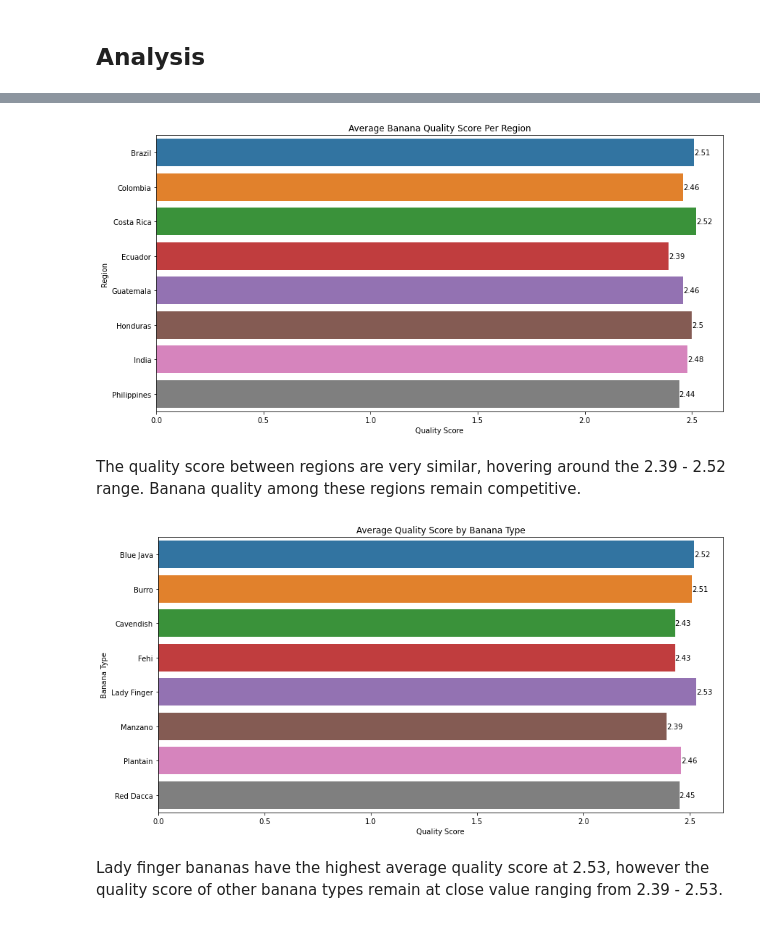
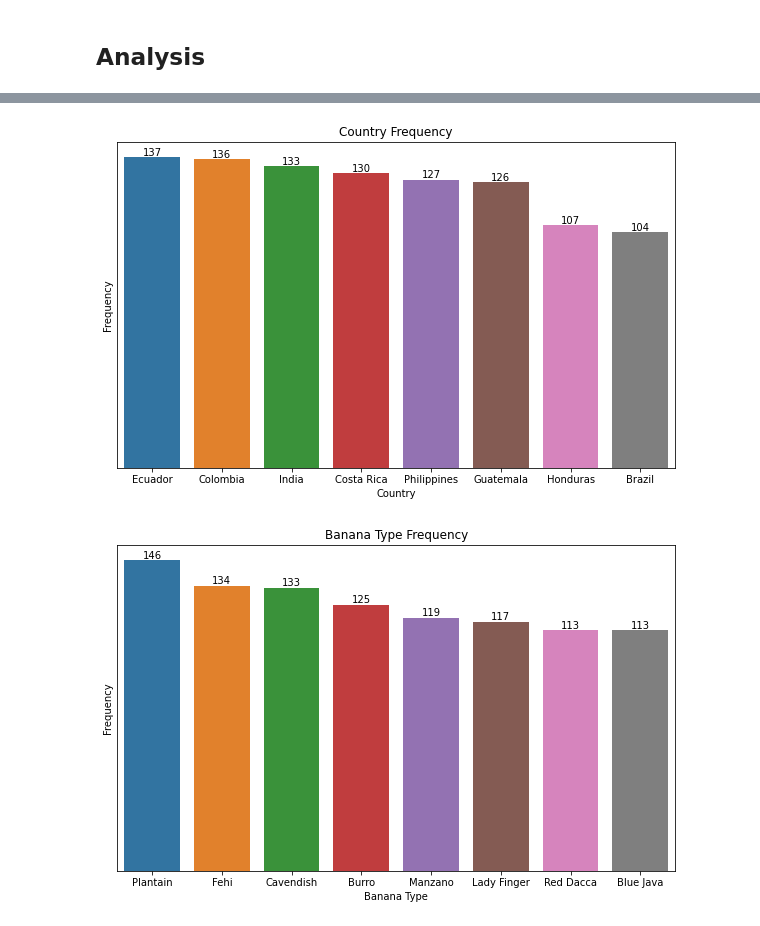
Before and after one commit to CarlosCapili/Data_Analysis_Portfolio, a Jupyter notebook: Banana Quality/Banana Quality .ipynb, the cells around one changed output, grey strips where cells are left out. Drawn from its saved outputs; the diff is of its cells as text; code cells hidden in the pictures.

```diff
--- a/Banana Quality/Banana Quality .ipynb
+++ b/Banana Quality/Banana Quality .ipynb
@@ -34,6 +32,3 @@ df.head()
 df.shape
 # %% [output]
 (1000, 16)
-# %%
-# Remove duplicates
-df.drop_duplicates(inplace=True)
@@ -138,6 +139,3 @@ df.describe()
 | 50% | 500.500000 | 2.440000 | 4.110000 | 18.500000 | 2.680000 | 19.890000 | 163.365000 | ... |
 | 75% | 750.250000 | 2.850000 | 5.562500 | 20.312500 | 3.820000 | 24.800000 | 205.775000 | ... |
 | max | 1000.000000 | 3.890000 | 7.000000 | 21.980000 | 5.000000 | 29.950000 | 249.890000 | ... |
-# %%
-# Add new columns
-df['year'] = df['harvest_date'].dt.year
@@ -292,37 +144,30 @@ df.head()
 # %%
-# What is the average quality score for each region?
-region_quality_score = df.groupby(['region'])['quality_score'].mean().reset_index()
+# What is the frequency of each nation?
+country_count = df['region'].value_counts().reset_index()
 
-# Round quality score column to 2 decmials
-region_quality_score['quality_score'] = region_quality_score['quality_score'].round(2)
-
-# Plot bar chart
-plt.figure(figsize=(14,7))
-ax = sns.barplot(data=region_quality_score, x='quality_score', y='region')
+# Bar plot
+plt.figure(figsize=(10,6))
+ax = sns.barplot(data=country_count, x='index', y='region')
 ax.bar_label(ax.containers[0], fontsize=10)
-plt.title('Average Banana Quality Score Per Region')
-plt.xlabel('Quality Score')
-plt.ylabel('Region')
+plt.yticks([])
+plt.title("Country Frequency")
+plt.xlabel("Country")
+plt.ylabel("Frequency")
 plt.show()
 # %% [output]
-[figure, old version]
+[figure, new version]
-# %% [markdown]
-The quality score between regions are very similar, hovering around the 2.39 - 2.52 range. Banana quality among these regions remain competitive.
 # %%
-# What type of banana produces the highest quality score?
-variety_quality_score = df.groupby(['variety'])['quality_score'].mean().reset_index()
+# What is the frequency of banana types?
+banana_type_count = df['variety'].value_counts().reset_index()
 
-# Round quality score column to 2 decmials
-variety_quality_score['quality_score'] = variety_quality_score['quality_score'].round(2)
-
-plt.figure(figsize=(14,7))
-ax = sns.barplot(data=variety_quality_score, x='quality_score', y='variety')
+# Bar plot
+plt.figure(figsize=(10,6))
+ax = sns.barplot(data=banana_type_count, x='index', y='variety')
 ax.bar_label(ax.containers[0], fontsize=10)
-plt.title('Average Quality Score by Banana Type')
-plt.xlabel('Quality Score')
-plt.ylabel('Banana Type')
+plt.yticks([])
+plt.title("Banana Type Frequency")
+plt.xlabel("Banana Type")
+plt.ylabel("Frequency")
 plt.show()
 # %% [output]
-[figure, old version]
+[figure, new version]
-# %% [markdown]
-Lady finger bananas have the highest average quality score at 2.53, however the quality score of other banana types remain at close value ranging from 2.39 - 2.53.
```
Also changed, not shown: parts of 36 cells of this notebook.
